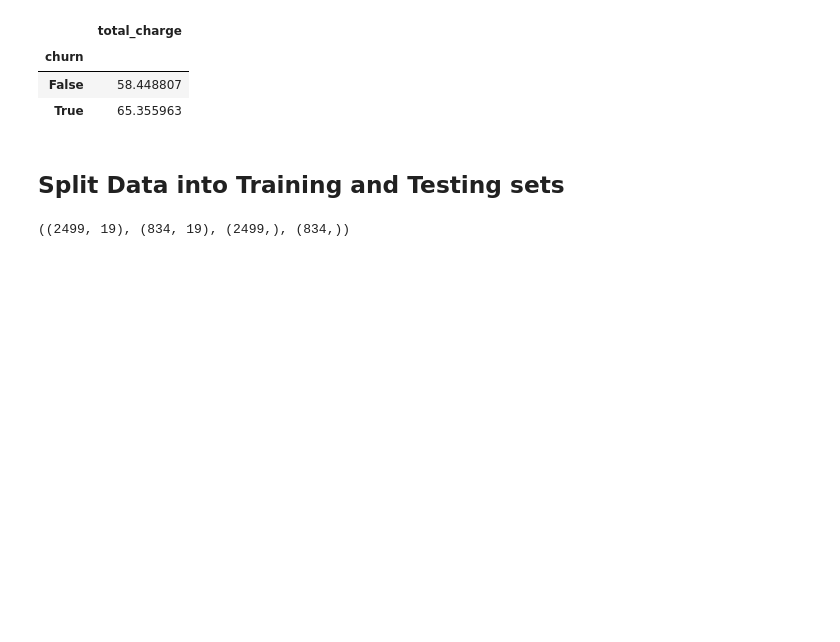
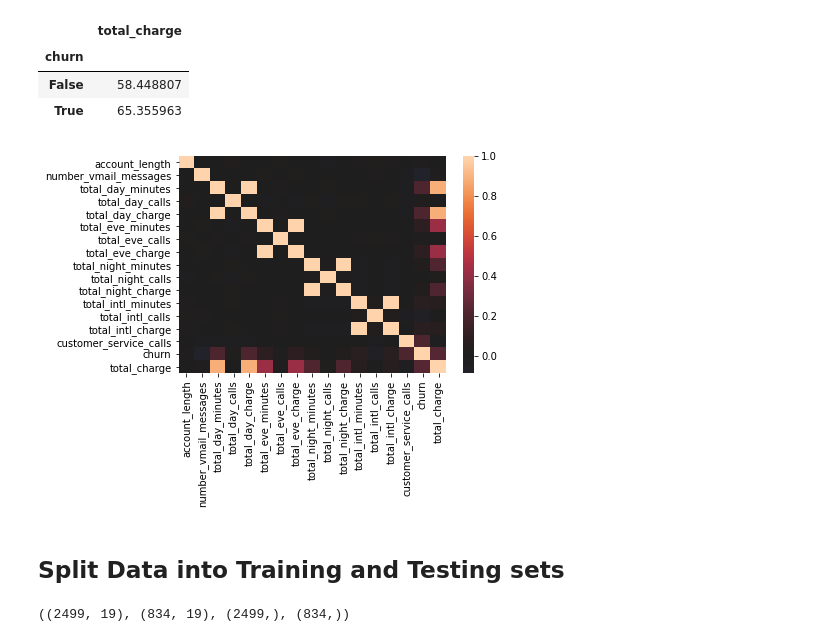
Before and after one commit to jmg0144/Customer-Churn-Classification-Analysis, a Jupyter notebook: phase-3-project.ipynb, the cells around one changed output. Cells and saved outputs as stored; diff of their text form; code cells hidden in the pictures; blank space fills up the shorter version.

```diff
--- a/phase-3-project.ipynb
+++ b/phase-3-project.ipynb
@@ -386,6 +386,10 @@ pd.pivot_table(df_filtered, index='churn', values='total_charge')
 | churn |  |
 | False | 58.448807 |
 | True | 65.355963 |
+# %%
+sns.heatmap(df_filtered.corr(), center=0);
+# %% [output]
+[figure, added]
 # %% [markdown]
 ## Split Data into Training and Testing sets
 # %%
```
Also changed, not shown: parts of 38 cells of this notebook.
